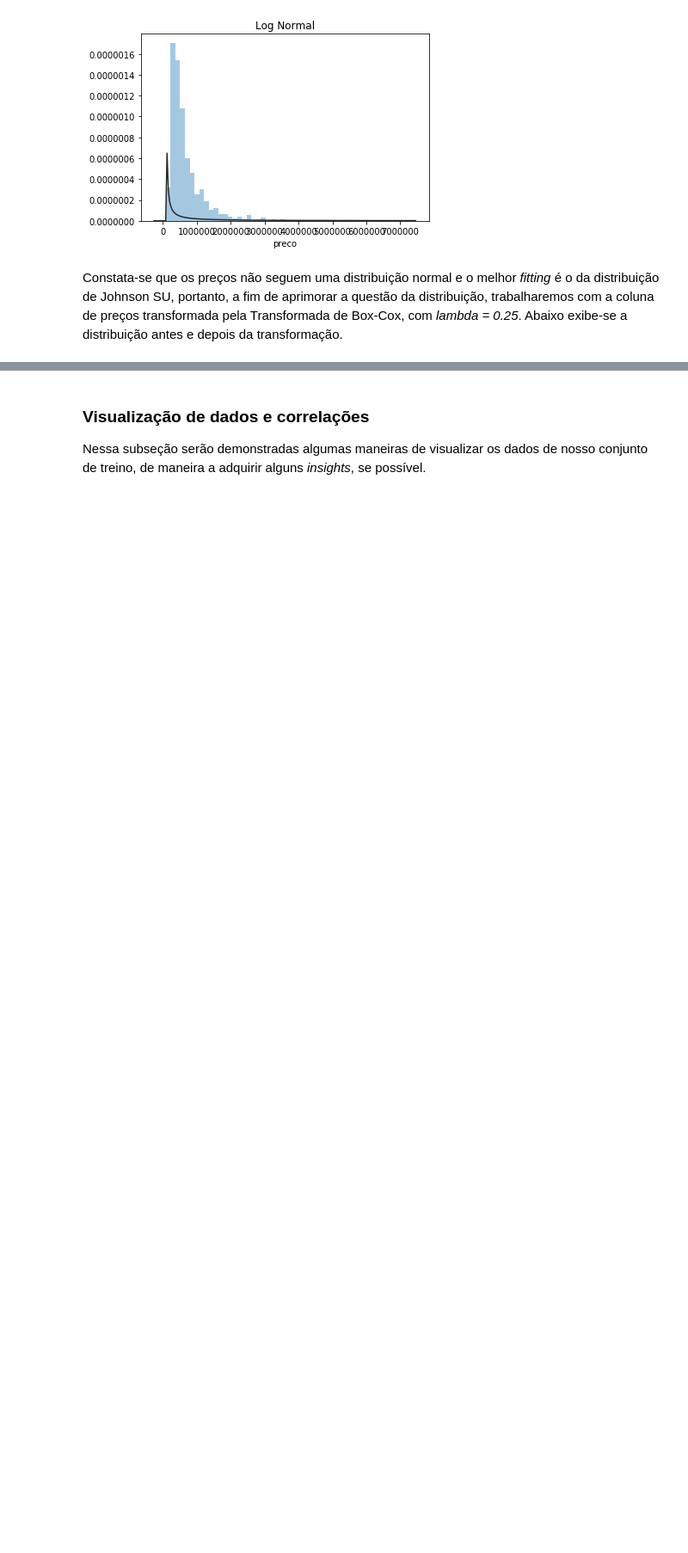
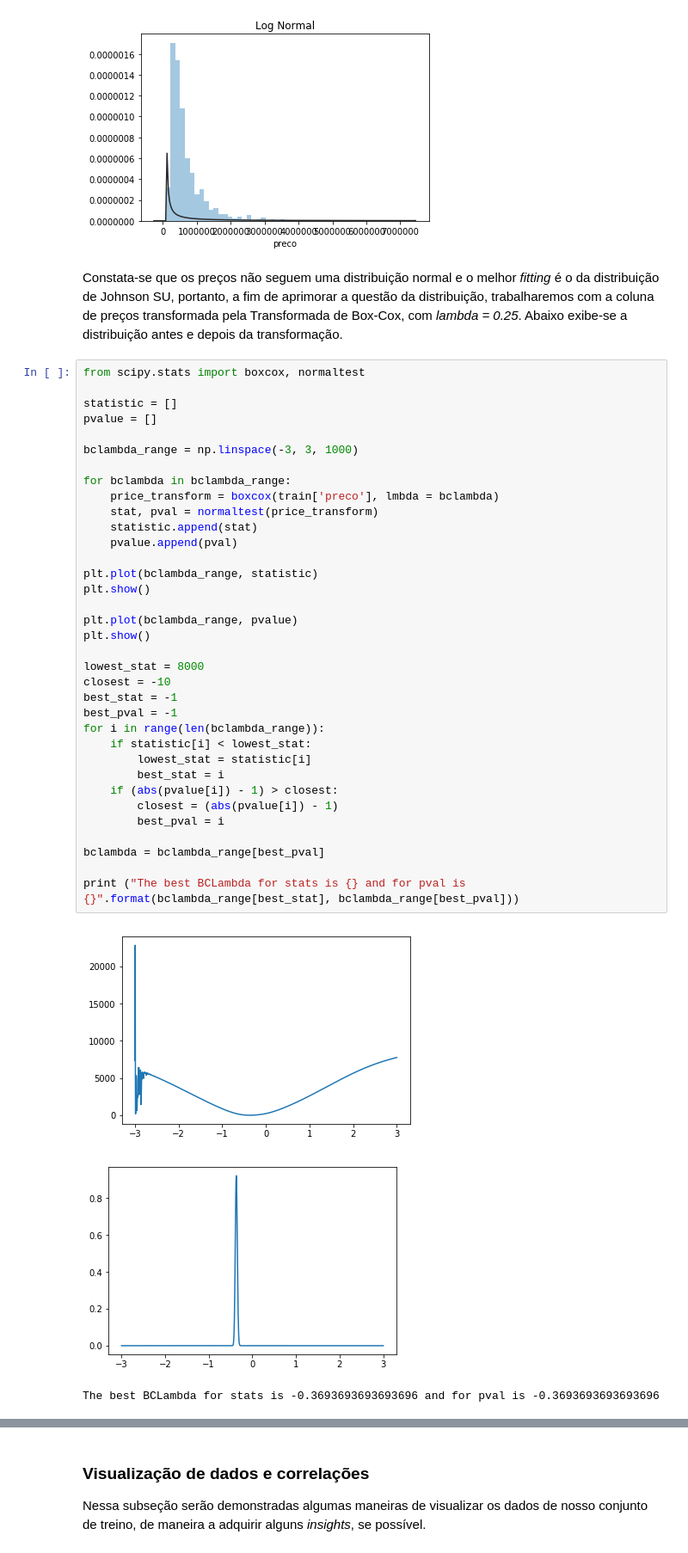
Before and after one commit to gabriel-milan/kaggle-eel891, a Jupyter notebook: House Prices Competition/Notebook.ipynb, the cells around one changed output, grey strips where cells are left out. Shown at 86% size. Cells and saved outputs as stored; diff of their text form; blank space fills up the shorter version.

```diff
--- a/House Prices Competition/Notebook.ipynb
+++ b/House Prices Competition/Notebook.ipynb
@@ -346,6 +345,45 @@ plt.show()
 [figure]
 # %% [markdown]
 Constata-se que os preços não seguem uma distribuição normal e o melhor *fitting* é o da distribuição de Johnson SU, portanto, a fim de aprimorar a questão da distribuição, trabalharemos com a coluna de preços transformada pela Transformada de Box-Cox, com *lambda = 0.25*. Abaixo exibe-se a distribuição antes e depois da transformação.
+# %%
+from scipy.stats import boxcox, normaltest
+
+statistic = []
+pvalue = []
+
+bclambda_range = np.linspace(-3, 3, 1000)
+
+for bclambda in bclambda_range:
+    price_transform = boxcox(train['preco'], lmbda = bclambda)
+    stat, pval = normaltest(price_transform)
+    statistic.append(stat)
+    pvalue.append(pval)
+
+plt.plot(bclambda_range, statistic)
+plt.show()
+
+plt.plot(bclambda_range, pvalue)
+plt.show()
+
+lowest_stat = 8000
+closest = -10
+best_stat = -1
+best_pval = -1
+for i in range(len(bclambda_range)):
+    if statistic[i] < lowest_stat:
+        lowest_stat = statistic[i]
+        best_stat = i
+    if (abs(pvalue[i]) - 1) > closest:
+        closest = (abs(pvalue[i]) - 1)
+        best_pval = i
+
+bclambda = bclambda_range[best_pval]
+
+print ("The best BCLambda for stats is {} and for pval is {}".format(bclambda_range[best_stat], bclambda_range[best_pval]))
+# %% [output]
+[figure, added]
+[figure, added]
+The best BCLambda for stats is -0.3693693693693696 and for pval is -0.3693693693693696
 # %%
 # Plotting bar chart before transformation
 plt.figure()
```
Also changed, not shown: parts of 26 cells of this notebook.
